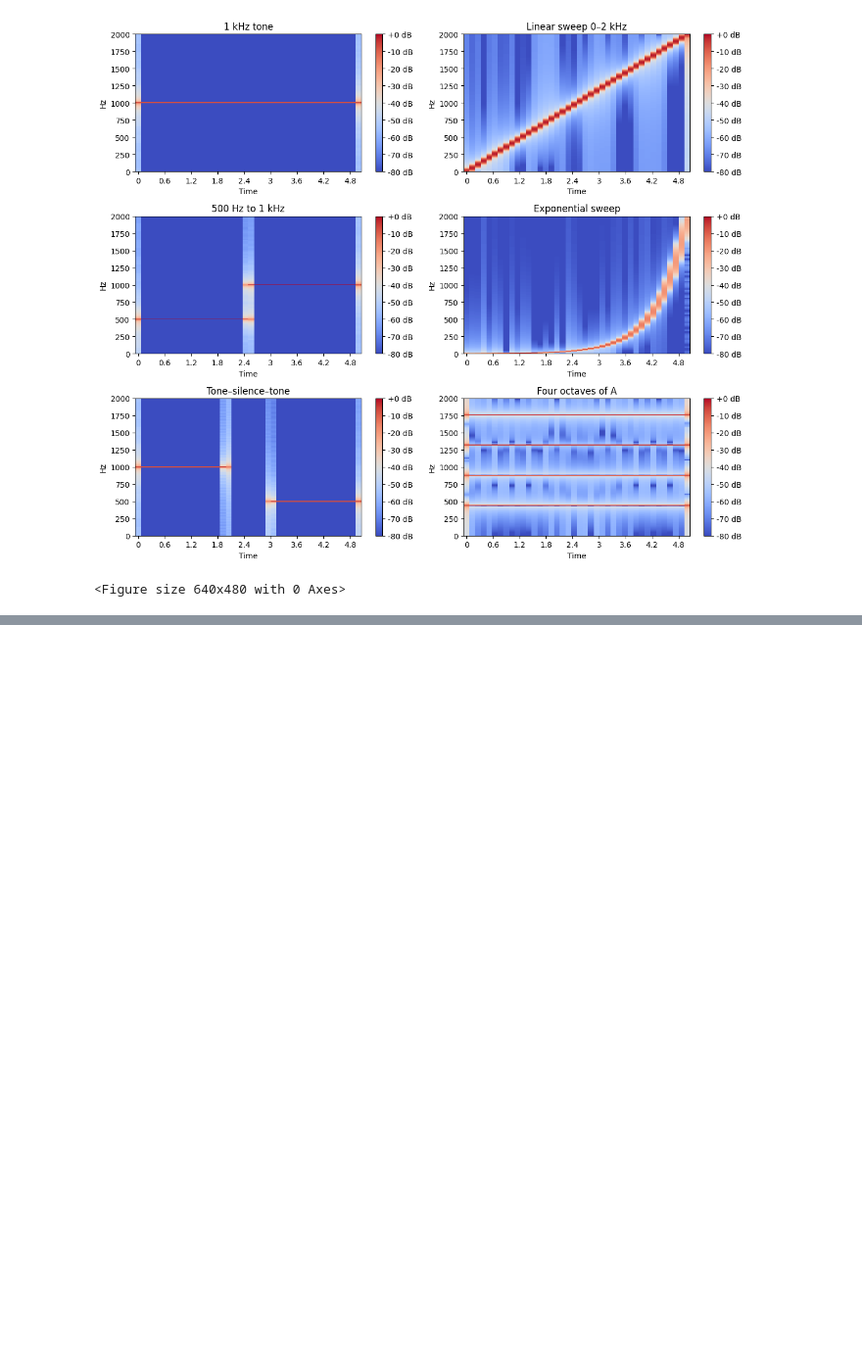
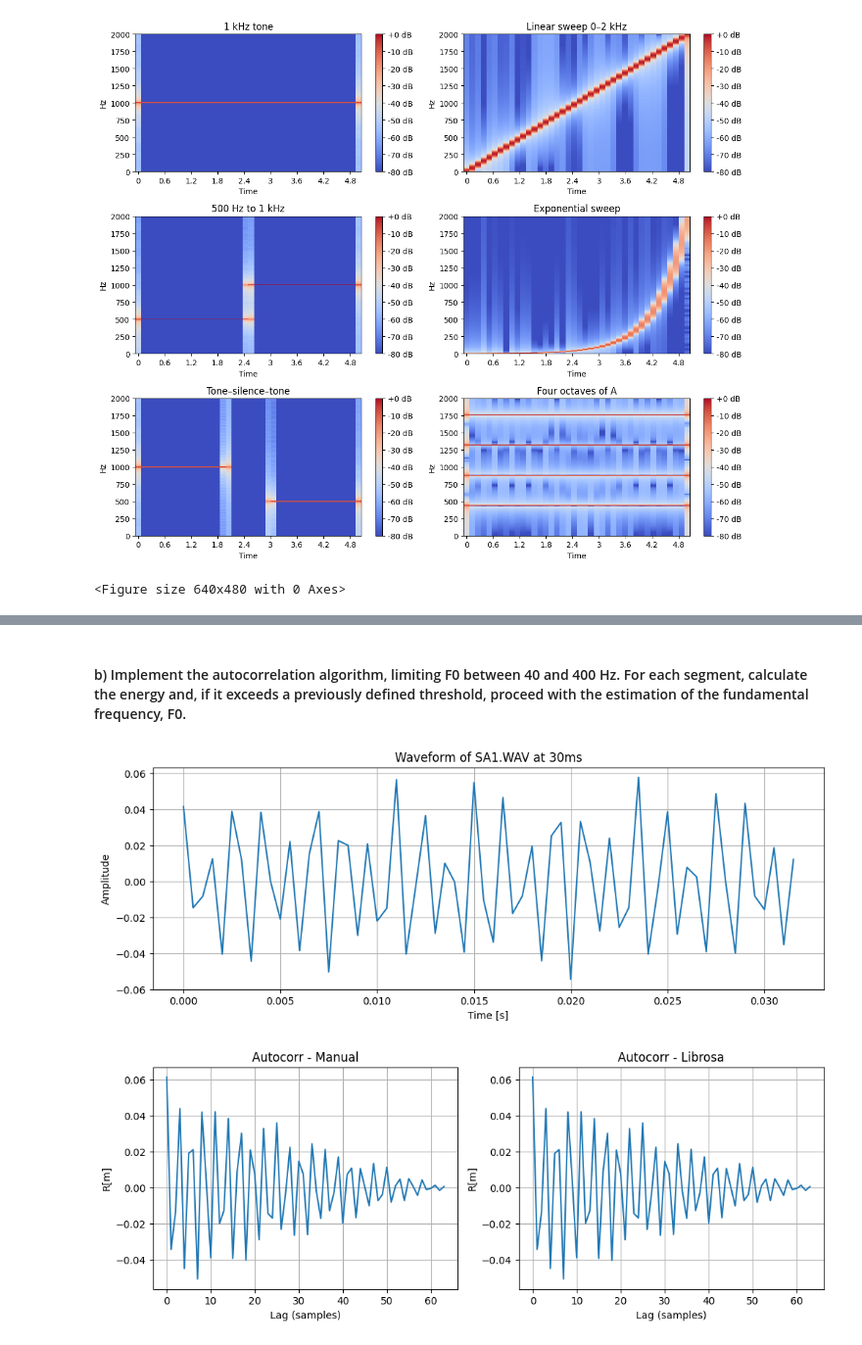
Before and after one commit to joaocolombari/PSI5123_problem_set, a Jupyter notebook: main.ipynb, the cells around one changed output, grey strips where cells are left out. Shown at 98% size. Cells and saved outputs as stored; diff of their text form; code cells hidden in the pictures; blank space fills up the shorter version.

```diff
--- a/main.ipynb
+++ b/main.ipynb
@@ -180,0 +299,47 @@ To reflect this behavior, it was annotated as **/ç(A)/**, indicating that the v
+# %% [markdown]
+#### b) Implement the autocorrelation algorithm, limiting F0 between 40 and 400 Hz. For each segment, calculate the energy and, if it exceeds a previously defined threshold, proceed with the estimation of the fundamental frequency, F0.
+# %%
+# Selecting the same voiced section used in the lecture
+frame_index = int(480/hop_duration_ms)  # Index at t=48ms -> .48 / .016 = 30
+signal = frames[:, frame_index]
+N = len(signal)
+
+time = np.arange(N) / sr
+
+plt.figure(figsize=(12, 4))
+plt.plot(time, signal)
+plt.xlabel("Time [s]")
+plt.ylabel("Amplitude")
+plt.title("Waveform of SA1.WAV at 30ms")
+plt.grid(True)
+plt.show()
+
+# -------- Manual Autocorr --------
+
+R = np.zeros(N)                 ## like shown in lecture!
+for m in range(N):
+    for n in range(N - m):
+        R[m] += signal[n] * signal[n + m]
+
+# -------- Librosa Autocorr --------
+R_lib = librosa.autocorrelate(signal)
+
+# -------- Plotting --------
+plt.figure(figsize=(12, 4))
+plt.subplot(1, 2, 1)
+plt.plot(R)
+plt.title('Autocorr - Manual')
+plt.xlabel('Lag (samples)')
+plt.ylabel('R[m]')
+plt.grid(True)
+
+plt.subplot(1, 2, 2)
+plt.plot(R_lib)
+plt.title('Autocorr - Librosa')
+plt.xlabel('Lag (samples)')
+plt.ylabel('R[m]')
+plt.grid(True)
+plt.show()
+# %% [output]
+[figure, added]
+[figure, added]
```
Also changed, not shown: parts of 6 cells of this notebook, 4 other files.
